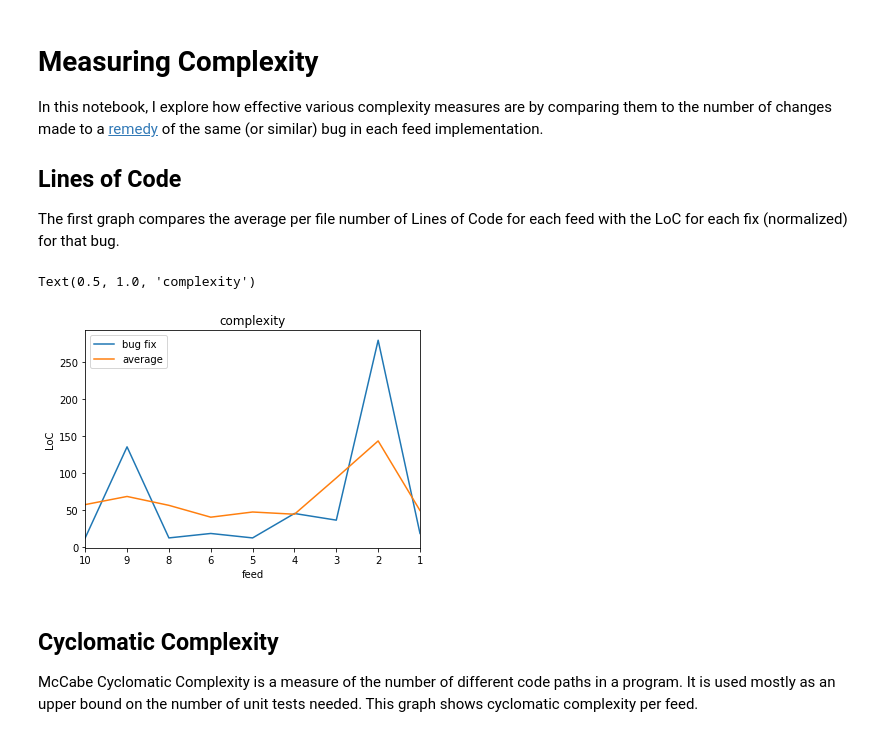
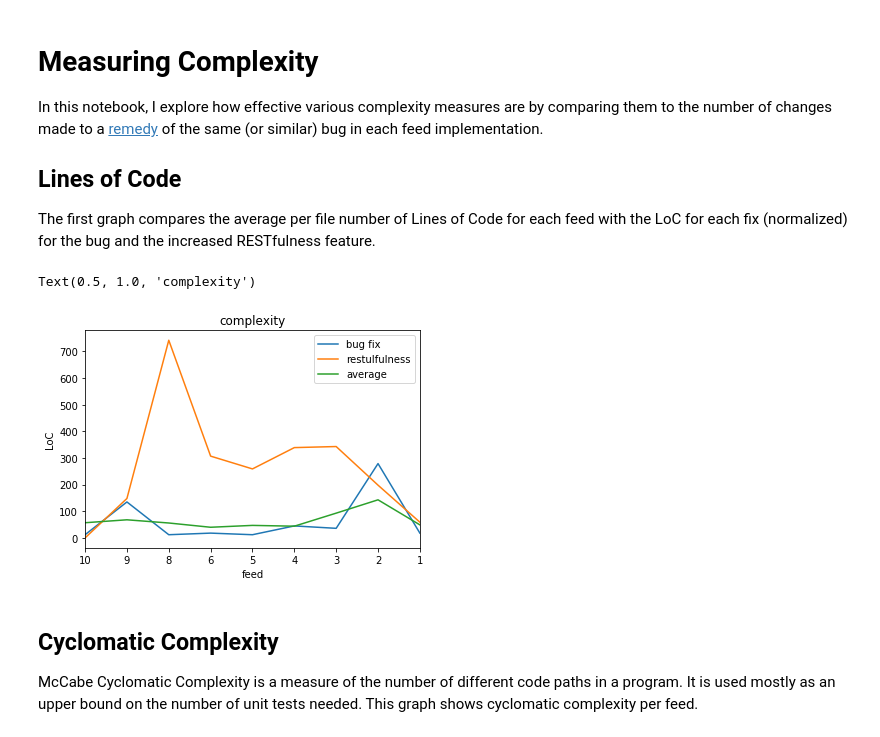
Before and after one commit to gengstrand/clojure-news-feed, a Jupyter notebook: server/fc.ipynb, the cells around one changed output. Drawn from its saved outputs; the diff is of its cells as text; code cells hidden in the pictures.

Commit message:
added increased RESTfulness to LoC correlation research

```diff
--- a/server/fc.ipynb
+++ b/server/fc.ipynb
@@ -5,20 +5,20 @@ In this notebook, I explore how effective various complexity measures are by com
 
 ## Lines of Code
 
-The first graph compares the average per file number of Lines of Code for each feed with the LoC for each fix (normalized) for that bug.
+The first graph compares the average per file number of Lines of Code for each feed with the LoC for each fix (normalized) for the bug and the increased RESTfulness feature.
 # %%
 %matplotlib inline
 import pandas as pd
 input = pd.read_csv("fc.csv")
-ax = input[['normalized', 'avg']].plot()
+ax = input[['normalized', 'rest', 'avg']].plot()
 ax.set_xlabel("feed")
 ax.set_xticklabels(input["feed"])
-ax.legend(["bug fix", "average"])
+ax.legend(["bug fix", "restulfulness", "average"])
 ax.set_ylabel("LoC")
 ax.set_title("complexity")
 # %% [output]
 Text(0.5, 1.0, 'complexity')
-[figure, old version]
+[figure, new version]
 # %% [markdown]
 ## Cyclomatic Complexity
 
```
Also changed, not shown: parts of 2 cells of this notebook, 1 other file.
